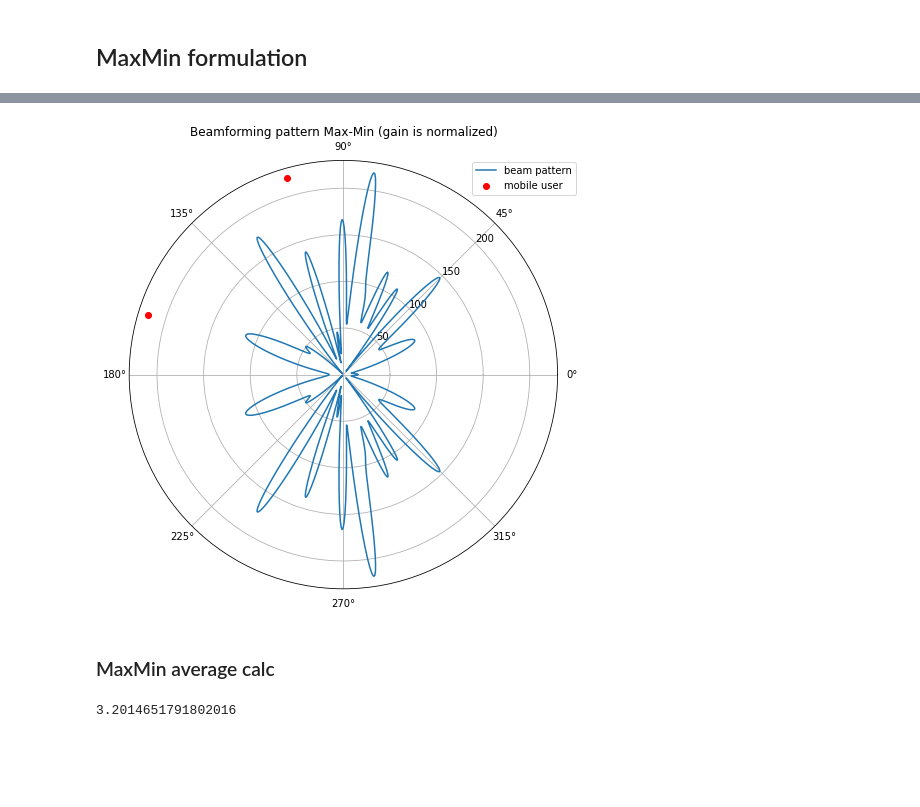
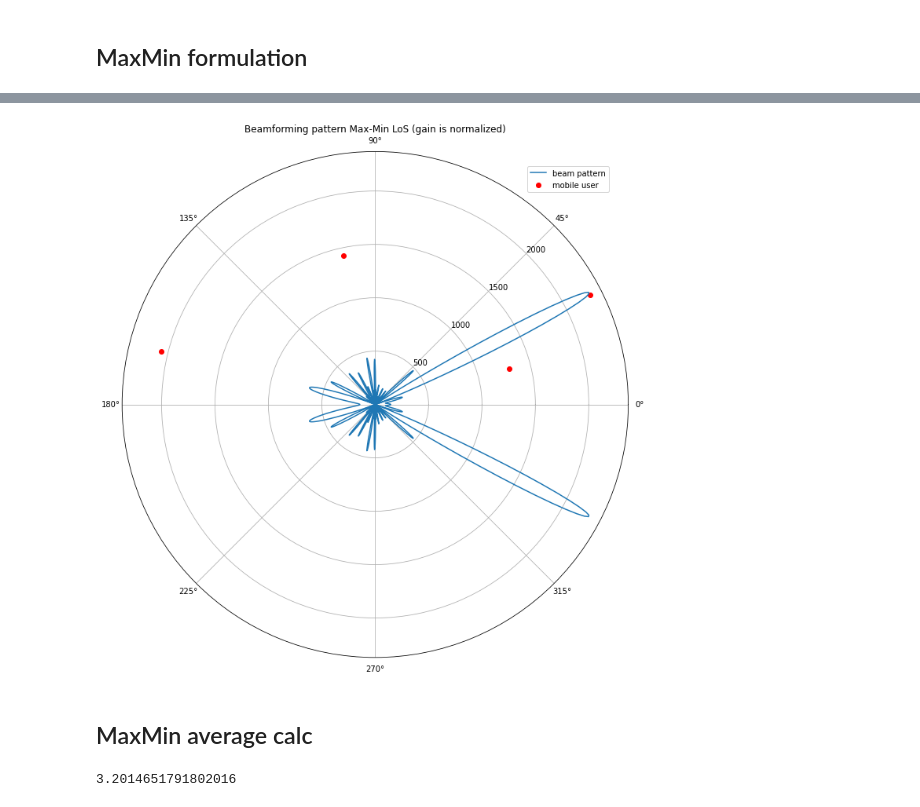
Before and after one commit to anvuongb/ece569_cvxopt_final, a Jupyter notebook: transmit_beamforming.ipynb, the cells around one changed output, grey strips where cells are left out. Drawn from its saved outputs; the diff is of its cells as text; code cells hidden in the pictures; blank space fills up the shorter version.

```diff
--- a/transmit_beamforming.ipynb
+++ b/transmit_beamforming.ipynb
@@ -33,8 +33,34 @@ def rand_distances(M):
 
 def get_path_loss_phase_diff(angles, distances, N, M):
     r = np.arange(N)
-    # return np.array([lambda_/(4*np.pi*distances[i])*np.exp(-1j*2*(np.pi*r/2)*np.cos(angles[i])).reshape((N, 1)) for i in range(M)]) # with path loss
-    return np.array([np.exp(-1j*2*(np.pi*r/2)*np.cos(angles[i])).reshape((N, 1)) for i in range(M)]) # no path loss
+    return np.array([lambda_/(4*np.pi*distances[i])*np.exp(-1j*2*(np.pi*r/2)*np.cos(angles[i])).reshape((N, 1)) for i in range(M)]) # with path loss
+    # return np.array([np.exp(-1j*2*(np.pi*r/2)*np.cos(angles[i])).reshape((N, 1)) for i in range(M)]) # no path loss
+
+def generate_channels_LOS(angles, distances, N, M, rho_min_qos_sigma2=1, sigma_i=1):
+    r = np.arange(N)
+    h_array_LOS = [lambda_/(4*np.pi*distances[i])*np.exp(-1j*2*(np.pi*r/2)*np.cos(angles[i])).reshape((N, 1)) for i in range(M)]
+    h_array_LOS_norm_QoS = []
+    h_array_LOS_norm_MaxMin = []
+
+    for i in range(M):
+        # normalization QoS
+        h_i_norm_QoS = h_array_LOS[i]/np.sqrt(rho_min_qos_sigma2)
+        h_array_LOS_norm_QoS.append(h_i_norm_QoS)
+
+        # normalization MaxMin
+        h_i_norm_MaxMin = h_array_LOS[i]/sigma_i
+        h_array_LOS_norm_MaxMin.append(h_i_norm_MaxMin)
+
+    # generate H_i matrix
+    H_array_LOS = []
+    H_array_LOS_norm_QoS = []
+    H_array_LOS_norm_MaxMin = []
+    for i in range(M):
+        H_array_LOS.append(np.matmul(h_array_LOS[i], np.conjugate(h_array_LOS[i]).T))
+        H_array_LOS_norm_QoS.append(np.matmul(h_array_LOS_norm_QoS[i], np.conjugate(h_array_LOS_norm_QoS[i]).T))
+        H_array_LOS_norm_MaxMin.append(np.matmul(h_array_LOS_norm_MaxMin[i], np.conjugate(h_array_LOS_norm_MaxMin[i]).T))
+
+    return h_array_LOS, h_array_LOS_norm_QoS, h_array_LOS_norm_MaxMin, H_array_LOS, H_array_LOS_norm_QoS, H_array_LOS_norm_MaxMin
 
 def generate_channels(N, M, pl=None, rho_min_qos_sigma2=1, sigma_i=1):
     # channel generation
@@ -123,8 +149,8 @@ def get_min_scale_factor(w, h_list):
         scale_factor = np.max([scale_factor, s])
     return scale_factor
 # %%
-N = 4 # number of transmit antennas
-M = 8 # number of mobile users
+N = 32 # number of transmit antennas
+M = 4 # number of mobile users
 # P = 1 # transmit power
 
 lambda_ = 0.375 # carrier wavelength
@@ -155,0 +181,2 @@ plt.show()
+# %%
+h_array, h_array_norm_QoS, h_array_norm_MaxMin, H_array, H_array_norm_QoS, H_array_norm_MaxMin = generate_channels_LOS(angles, distances, N, M, rho_min_qos_sigma2=1, sigma_i=1)
@@ -341,20 +473,20 @@ MC 30*N*M= 960 upper bound power boost (dB) =  -1.1156261475323999 mean =  -0.91
 # %%
 w = w_best_maxmin.ravel()
 # Calculate gain and directive gain; plot on a polar chart.
-phi, g = gain(d, w)
+phi, g = gain(w)
 DdBi = get_directive_gain(g)
 
-fig = plt.figure(figsize=(7,7))
+fig = plt.figure(figsize=(10,10))
 ax = fig.add_subplot(projection='polar', label="meters")
 ax.plot(phi, g*np.max(distances)/np.max(g), label="beam pattern")
 # ax.plot(phi, np.log(g)*np.max(distances)/np.log(np.max(g)), label="beam pattern")
 ax.scatter(angles, distances, color="red", label="mobile user")
 # ax.set_rticks([0, 50, 100, 200, 250])
 ax.set_rlabel_position(45)
-plt.title("Beamforming pattern Max-Min (gain is normalized)")
+plt.title("Beamforming pattern Max-Min LoS (gain is normalized)")
 plt.legend()
 ax.legend(loc=(0.8,0.92))
 plt.tight_layout()
 plt.show()
 # %% [output]
-[figure, old version]
+[figure, new version]
@@ -361,5 +495,5 @@ plt.show()
 # %% [markdown]
-### MaxMin average calc
+## MaxMin average calc
 # %%
 N = 4 # number of transmit antennas
 M = 8 # number of mobile users
```
Also changed, not shown: parts of 12 cells of this notebook, 4 other files.
